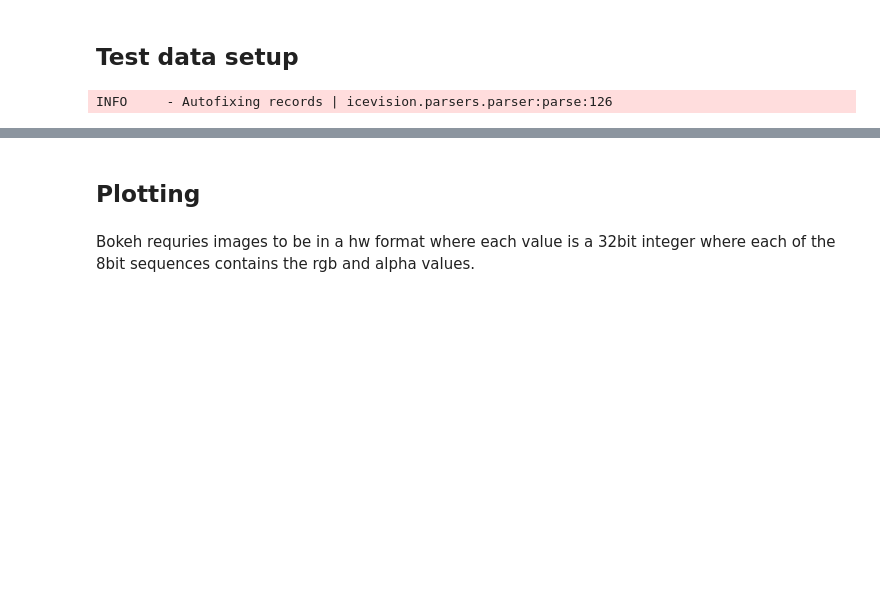
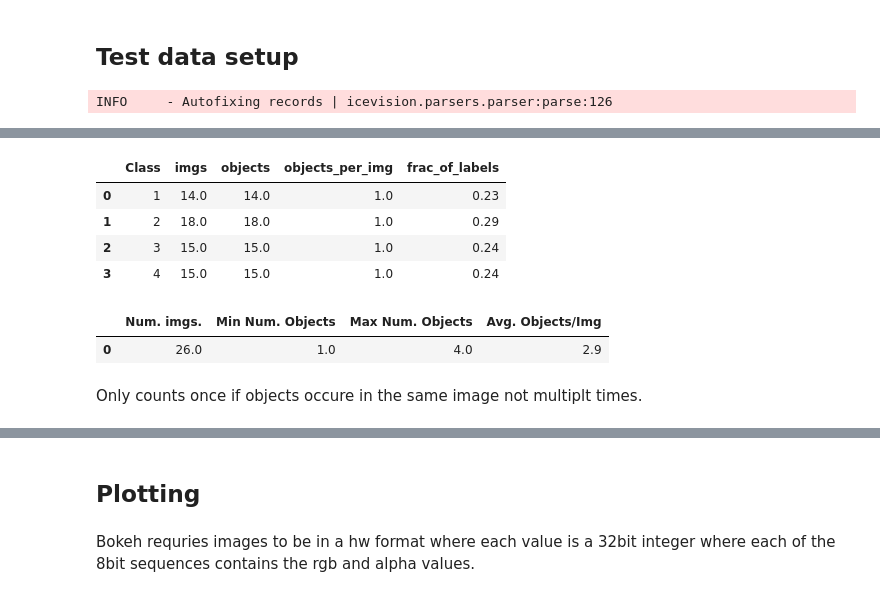
Before and after one commit to fstroth/icevision_dashboards, a Jupyter notebook: nbs/utils.ipynb, the cells around one changed output, grey strips where cells are left out. Saved outputs shown, nothing was run; the diff lists cells and outputs as text; code cells hidden in the pictures; blank space fills up the shorter version.

Commit message:
(Features) Added multiple stats functions to get stats on a dataset, added DatasetOverview dashboard.

```diff
--- a/nbs/utils.ipynb
+++ b/nbs/utils.ipynb
@@ -70,0 +83,24 @@ test_agg_data.head()
+# %%
+#export
+def class_stats(data: pd.DataFrame):
+    """Creates a dataframe containing stats about the object classes."""
+    stats_dict = {}
+    label_group = data.groupby("label")
+    for label, group in label_group:
+        label_stats = {}
+        label_stats["imgs"] = group["filepath"].nunique()
+        label_stats["objects"] = group.shape[0]
+        label_stats["objects_per_img"] = label_stats["objects"]/label_stats["imgs"]
+        label_stats["frac_of_labels"] = round(label_stats["objects"]/data.shape[0], 2)
+        stats_dict[label] = label_stats
+    df = pd.DataFrame(stats_dict).T
+    df = df.rename_axis('Class').reset_index()
+    return df
+# %%
+class_stats(test_agg_data)
+# %% [output]
+|  | Class | imgs | objects | objects_per_img | frac_of_labels |
+| 0 | 1 | 14.0 | 14.0 | 1.0 | 0.23 |
+| 1 | 2 | 18.0 | 18.0 | 1.0 | 0.29 |
+| 2 | 3 | 15.0 | 15.0 | 1.0 | 0.24 |
+| 3 | 4 | 15.0 | 15.0 | 1.0 | 0.24 |
@@ -70,0 +118,5 @@ test_agg_data.head()
+# %%
+image_stats(test_agg_data)
+# %% [output]
+|  | Num. imgs. | Min Num. Objects | Max Num. Objects | Avg. Objects/Img |
+| 0 | 26.0 | 1.0 | 4.0 | 2.9 |
@@ -70,0 +154,2 @@ test_agg_data.head()
+# %% [markdown]
+Only counts once if objects occure in the same image not multiplt times.
```
Also changed, not shown: parts of 21 cells of this notebook, 9 other files.
